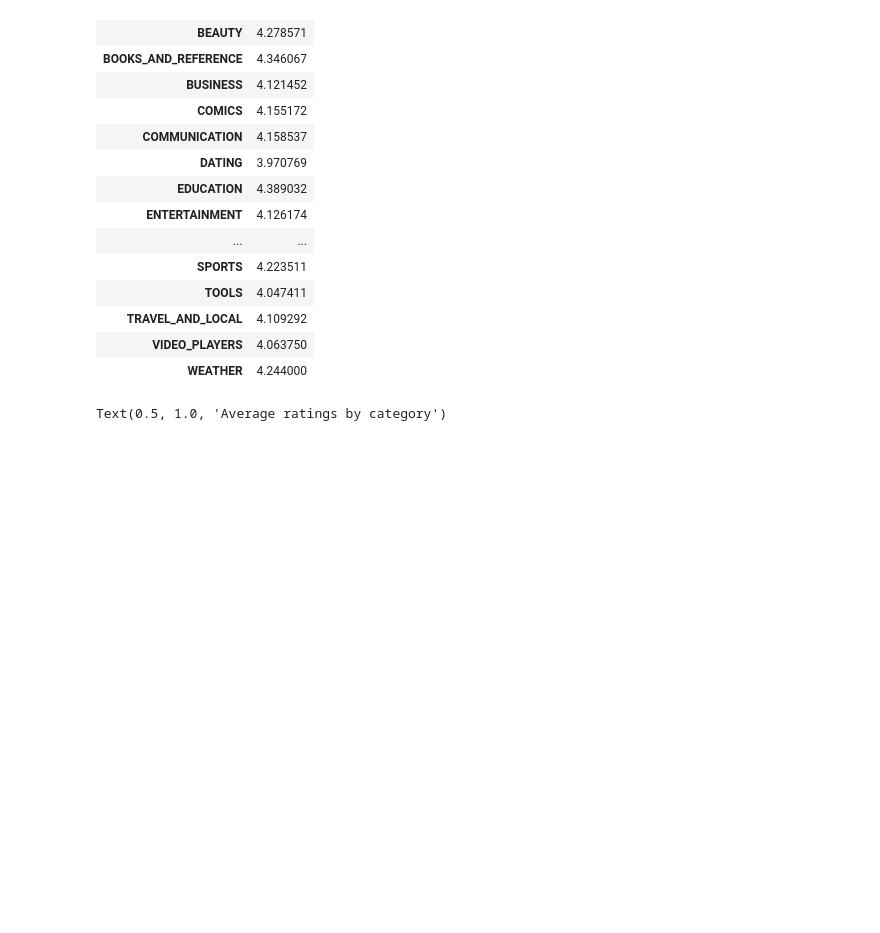
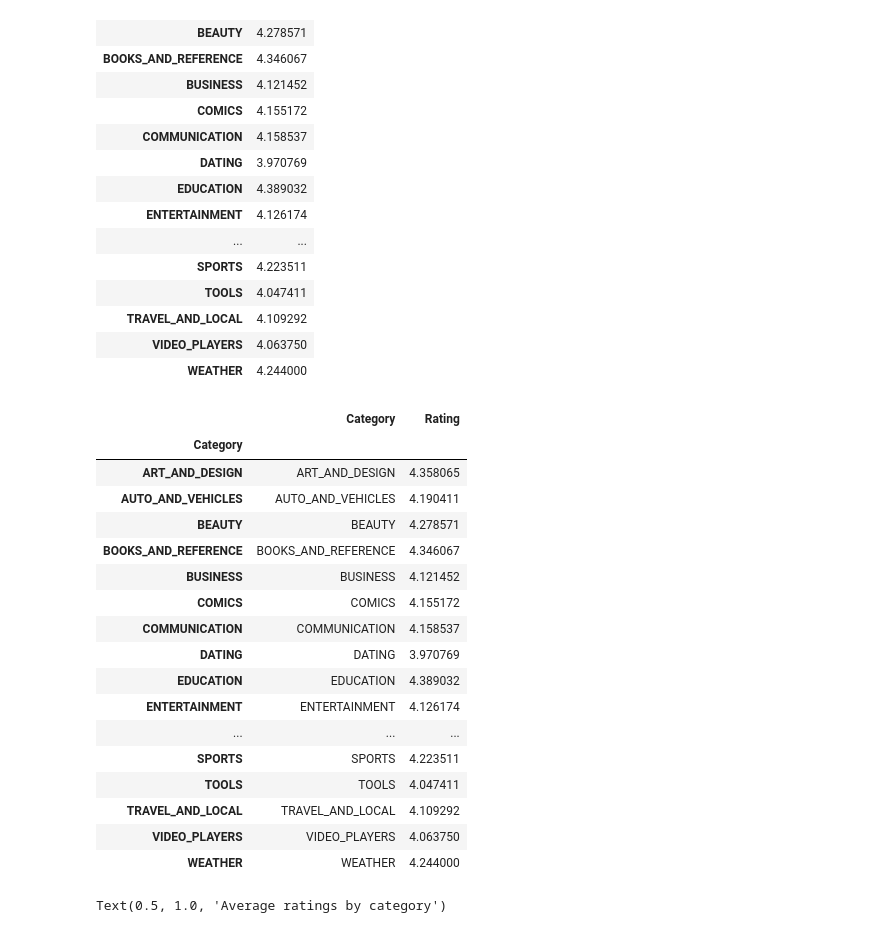
Before and after one commit to Tanya-Qader/google-play-store-project, a Jupyter notebook: Google_Playstore_Cleaning.ipynb, the cells around one changed output. Drawn from its saved outputs; the diff is of its cells as text; code cells hidden in the pictures; blank space fills up the shorter version.

```diff
--- a/Google_Playstore_Cleaning.ipynb
+++ b/Google_Playstore_Cleaning.ipynb
@@ -203,6 +203,29 @@ Average_rating
 | TRAVEL_AND_LOCAL | 4.109292 |
 | VIDEO_PLAYERS | 4.063750 |
 | WEATHER | 4.244000 |
+# %%
+Average_rating = Average_rating[['Category', 'Rating']]
+# %%
+Average_rating
+# %% [output]
+|  | Category | Rating |
+| Category |  |  |
+| ART_AND_DESIGN | ART_AND_DESIGN | 4.358065 |
+| AUTO_AND_VEHICLES | AUTO_AND_VEHICLES | 4.190411 |
+| BEAUTY | BEAUTY | 4.278571 |
+| BOOKS_AND_REFERENCE | BOOKS_AND_REFERENCE | 4.346067 |
+| BUSINESS | BUSINESS | 4.121452 |
+| COMICS | COMICS | 4.155172 |
+| COMMUNICATION | COMMUNICATION | 4.158537 |
+| DATING | DATING | 3.970769 |
+| EDUCATION | EDUCATION | 4.389032 |
+| ENTERTAINMENT | ENTERTAINMENT | 4.126174 |
+| ... | ... | ... |
+| SPORTS | SPORTS | 4.223511 |
+| TOOLS | TOOLS | 4.047411 |
+| TRAVEL_AND_LOCAL | TRAVEL_AND_LOCAL | 4.109292 |
+| VIDEO_PLAYERS | VIDEO_PLAYERS | 4.063750 |
+| WEATHER | WEATHER | 4.244000 |
 # %%
 plt.figure(figsize = (20, 5))
 avg_rating = Average_rating.groupby('Category')['Rating'].mean().round(2).sort_values(ascending = False).reset_index()
```
Also changed, not shown: parts of 3 cells of this notebook, 1 other file.
